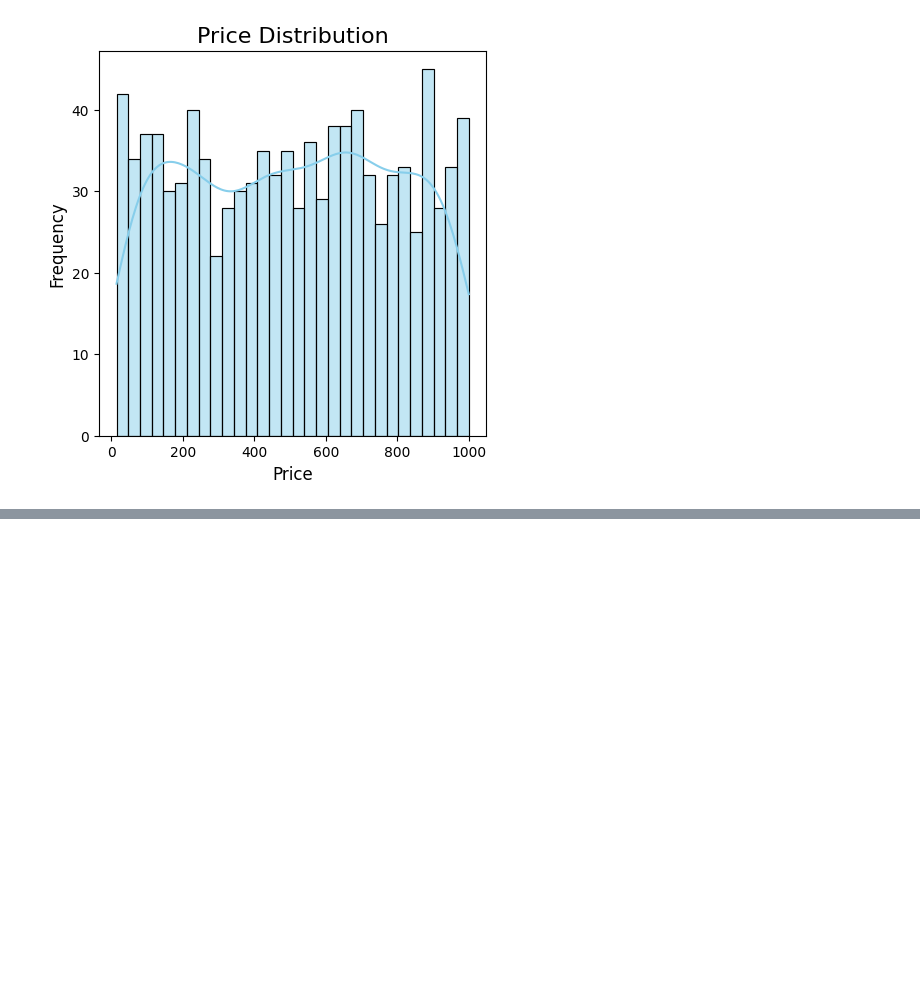
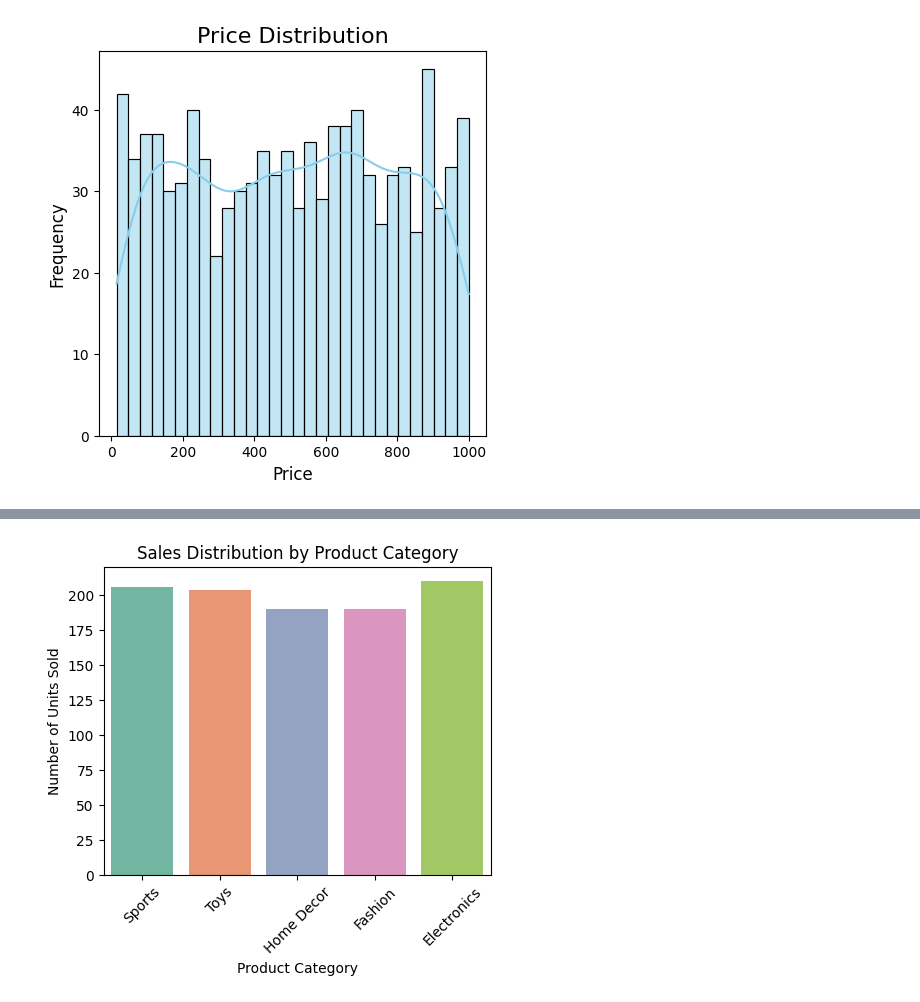
Before and after one commit to OPE152/EcommerceSalesRegression, a Jupyter notebook: ecs/main.ipynb, the cells around one changed output, grey strips where cells are left out. Cells and saved outputs as stored; diff of their text form; code cells hidden in the pictures; blank space fills up the shorter version.

```diff
--- a/ecs/main.ipynb
+++ b/ecs/main.ipynb
@@ -185,0 +185,10 @@ warnings.filterwarnings('ignore')
+# %%
+plt.figure(figsize=(5, 4))
+sns.countplot(data=df, x='Product_Category', palette='Set2')
+plt.title('Sales Distribution by Product Category')
+plt.xlabel('Product Category')
+plt.ylabel('Number of Units Sold')
+plt.xticks(rotation=45)
+plt.show()
+# %% [output]
+[figure, added]
```
Also changed, not shown: parts of 9 cells of this notebook.
